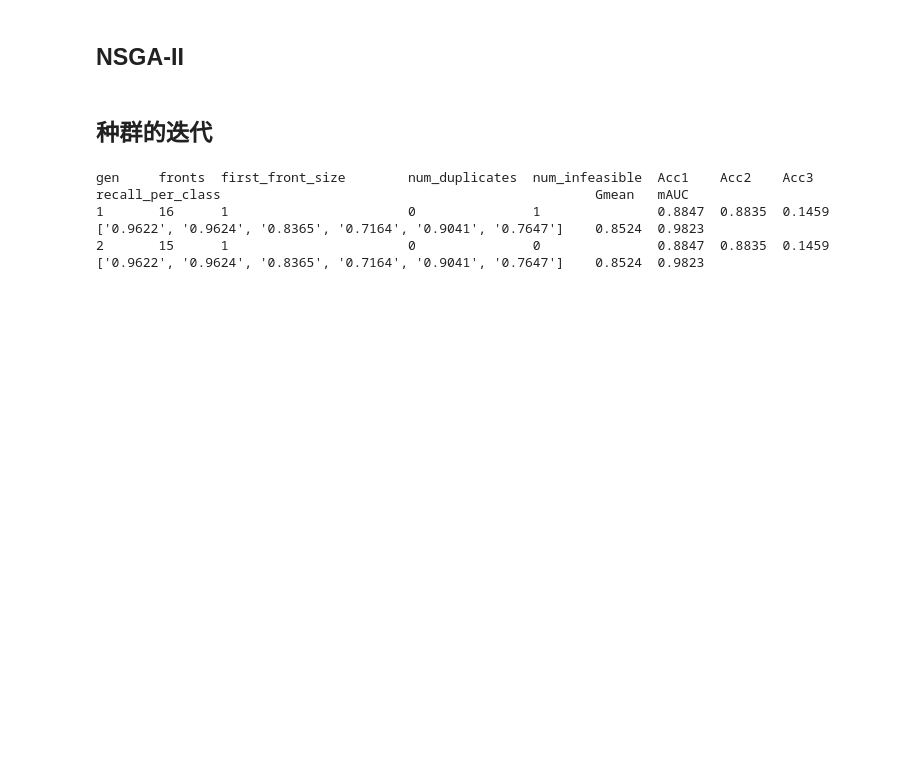
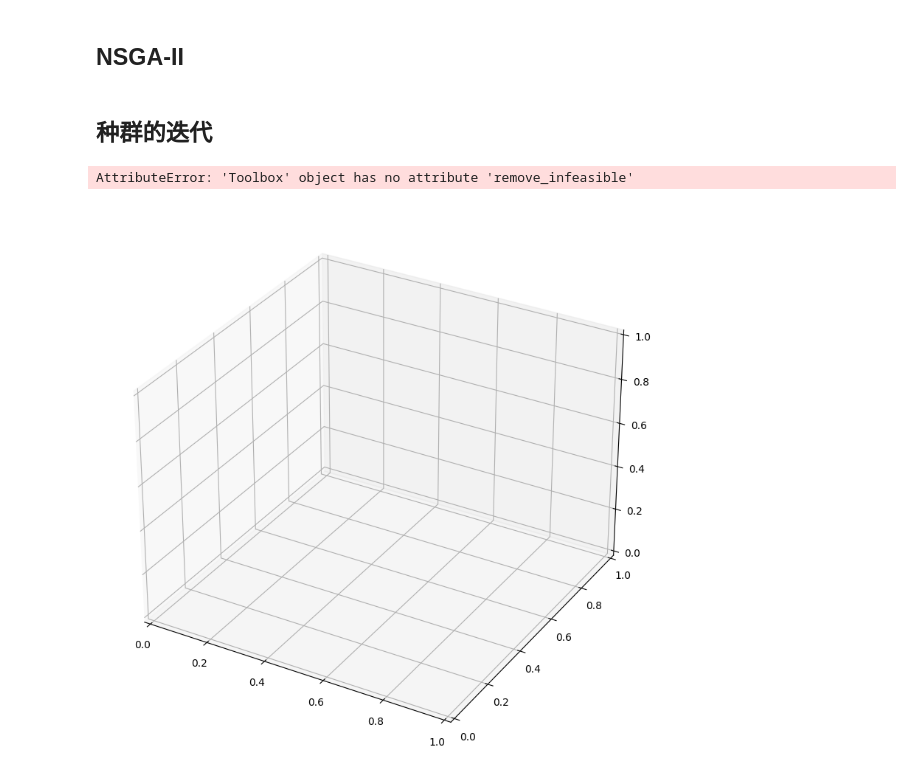
Before and after one commit to zhaishichao/InstanceSelection, a Jupyter notebook: instance_selection/multi_objective/ensemble_for_pareto_front.ipynb, the cells around one changed output. Drawn from its saved outputs; the diff is of its cells as text; code cells hidden in the pictures; blank space fills up the shorter version.

```diff
--- a/instance_selection/multi_objective/ensemble_for_pareto_front.ipynb
+++ b/instance_selection/multi_objective/ensemble_for_pareto_front.ipynb
@@ -18,7 +18,7 @@ random_seed = 42
 print("#########################加载数据集#########################")
 # 数据集
 # Nursery(0.1)、Satellite(0.001)、Contraceptive(0.1)
-datasetname = 'Satellite.mat'
+datasetname = 'Nursery.mat'
 mat_data = sio.loadmat('../../data/dataset/' + datasetname)
 
 dataset_x = mat_data['X']
@@ -60,13 +60,13 @@ classes_balanced_dataset, counts_balanced_dataset = get_classes_indexes_counts(b
 print("平衡的数据集中每种类别的分布：", counts_balanced_dataset)
 
 ######################计算三个目标值#########################
-mlp_k_folds = MLPClassifier(hidden_layer_sizes=(15), max_iter=100, random_state=42, learning_rate_init=0.1)
+mlp_k_folds = MLPClassifier(hidden_layer_sizes=(15), max_iter=100, random_state=78, learning_rate_init=0.1)
 # 3. 配置五折交叉验证
 cv = StratifiedKFold(n_splits=5, shuffle=True, random_state=42)
 
 # 4. 使用 cross_val_predict 进行交叉验证并获取预测
-y_pred_k_folds = cross_val_predict(mlp_k_folds, balanced_dataset_x, balanced_dataset_y, cv=cv)
-cm_k_folds = confusion_matrix(balanced_dataset_y, y_pred_k_folds)
+y_pred_k_folds = cross_val_predict(mlp_k_folds, x_train, y_train, cv=cv)
+cm_k_folds = confusion_matrix(y_train, y_pred_k_folds)
 tp_per_class = cm_k_folds.diagonal()  # 对角线元素表示每个类预测正确的个数，对角线求和，即所有预测正确的实例个数之和，计算Acc1
 s_per_class = cm_k_folds.sum(axis=1)
 Acc1 = np.sum(tp_per_class) / np.sum(s_per_class)  # Acc1
@@ -224,12 +210,17 @@ def main(seed=None):
             offspring[i] = toolbox.mutate(offspring[i], MR)[0]
             offspring[i + 1] = toolbox.mutate(offspring[i + 1], MR)[0]
             del offspring[i].fitness.values, offspring[i + 1].fitness.values
+        #############################################################再计算个体的适应度之前去除重复的个体#####################################################
+        # 去重
+        duplicates = toolbox.find_duplicates(offspring)
+        offspring, num_duplicates = toolbox.remove_duplicates(offspring, duplicates)
         # 计算种群适应度
         for i in range(len(offspring)):
             train_mlp_get_fitness_values(offspring[i], random_seed + i)
         # 种群的合并
         pop = pop + offspring
-
+        duplicates = toolbox.find_duplicates(pop)
+        pop, num_duplicates = toolbox.remove_duplicates(pop, duplicates)
         # 去重
         duplicates = toolbox.find_duplicates(pop)
         pop, num_duplicates = toolbox.remove_duplicates(pop, duplicates)
@@ -248,37 +239,37 @@ def main(seed=None):
             duplicates = toolbox.find_duplicates(pop)
             pop, _ = toolbox.remove_duplicates(pop, duplicates)
         ###############################################得到pareto_fronts############################################
-        pop, num_infeasible, infeasible_pop = toolbox.remove_infeasible(pop)
+        pop, infeasible_pop = toolbox.remove_infeasible(pop)
         pop = toolbox.select(pop, POPSIZE)
         pareto_fronts = tools.sortNondominated(pop, POPSIZE)
         record = stats.compile(pop)
         # 保存第一个等级里的mlp模型进行集成
         for ind in pareto_fronts[0]:
             ensembles.clear()
             ensembles.append(ind.mlp)
         Acc1 = pareto_fronts[0][0].fitness.values[0]
         Acc2 = pareto_fronts[0][0].fitness.values[1]
         Acc3 = pareto_fronts[0][0].fitness.values[2]
         g_mean, m_auc, recall_per_class = vote_ensembles(ensembles, x_test, y_test)
         logbook.record(gen=gen, fronts=len(pareto_fronts), first_front_size=len(pareto_fronts[0]),
-                       num_duplicates=num_duplicates, num_infeasible=num_infeasible, Acc1=Acc1, Acc2=Acc2, Acc3=Acc3,
+                       num_duplicates=num_duplicates, num_infeasible=len(infeasible_pop), Acc1=Acc1, Acc2=Acc2, Acc3=Acc3,
                        recall_per_class=recall_per_class, Gmean=g_mean, mAUC=m_auc, **record)
         print(logbook.stream)
         pareto_fronts_history.append(pareto_fronts)  # 记录每一代中不同等级的pareto front
     # 使用 FuncAnimation 生成动画
     savepath = "C:/Users/zsc/Desktop/"
     writer = PillowWriter(fps=10)  # 设置帧率
     anim = FuncAnimation(fig, update, frames=len(pareto_fronts_history), interval=200)
     anim.save(savepath + datasetname + "_pareto_front.gif", writer=writer)
     plt.show()
     return pop, stats, ensembles
 
+
 if __name__ == "__main__":
     pop, stats, ensembles = main()
     print("##############################集成分类器的预测结果：################################")
     g_mean, m_auc, recall_per_class = vote_ensembles(ensembles, x_test, y_test, show_result=True)
     print(f"最终的集成分类结果：Recall_Per_Class{recall_per_class}，Gmean：{g_mean}，mAUC：{m_auc}")
 # %% [output]
-gen     fronts  first_front_size        num_duplicates  num_infeasible  Acc1    Acc2    Acc3    recall_per_class                                                Gmean   mAUC
-1       16      1                       0               1               0.8847  0.8835  0.1459  ['0.9622', '0.9624', '0.8365', '0.7164', '0.9041', '0.7647']    0.8524  0.9823
-2       15      1                       0               0               0.8847  0.8835  0.1459  ['0.9622', '0.9624', '0.8365', '0.7164', '0.9041', '0.7647']    0.8524  0.9823
+AttributeError: 'Toolbox' object has no attribute 'remove_infeasible'
+[figure, added]
```
Also changed, not shown: parts of 2 cells of this notebook, 4 other files.
